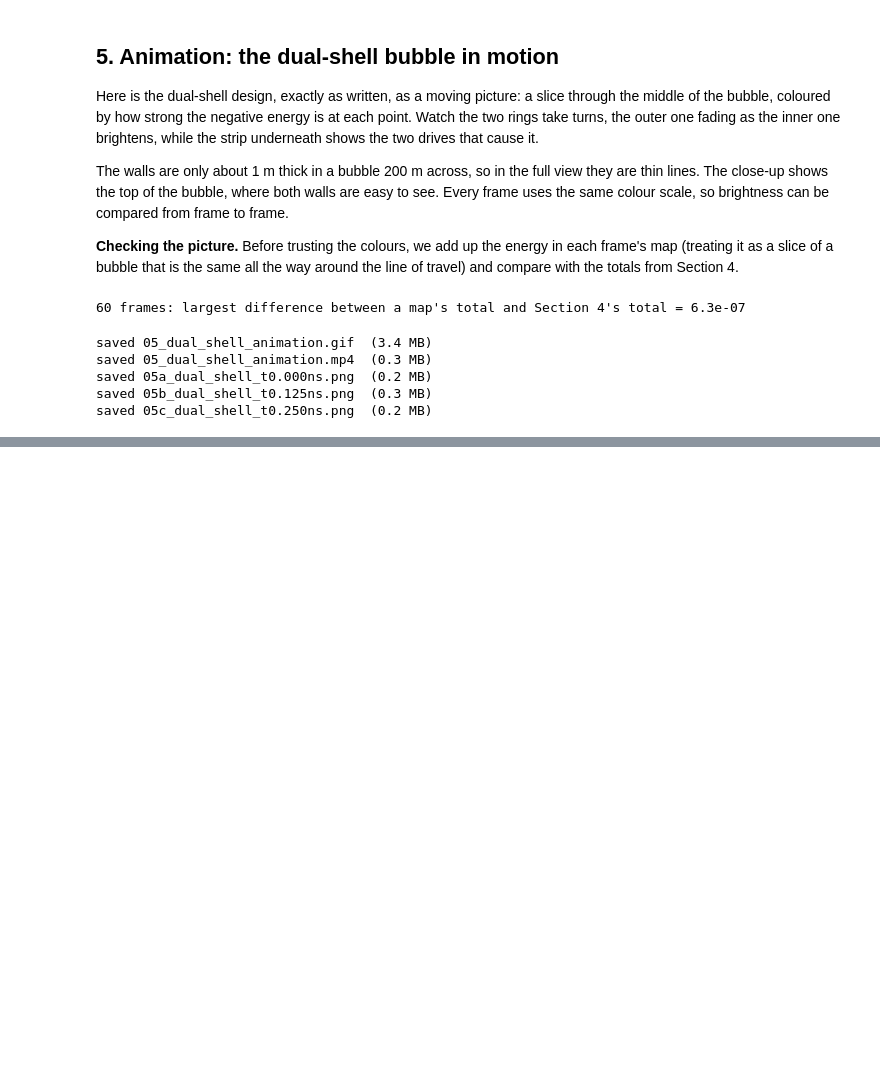
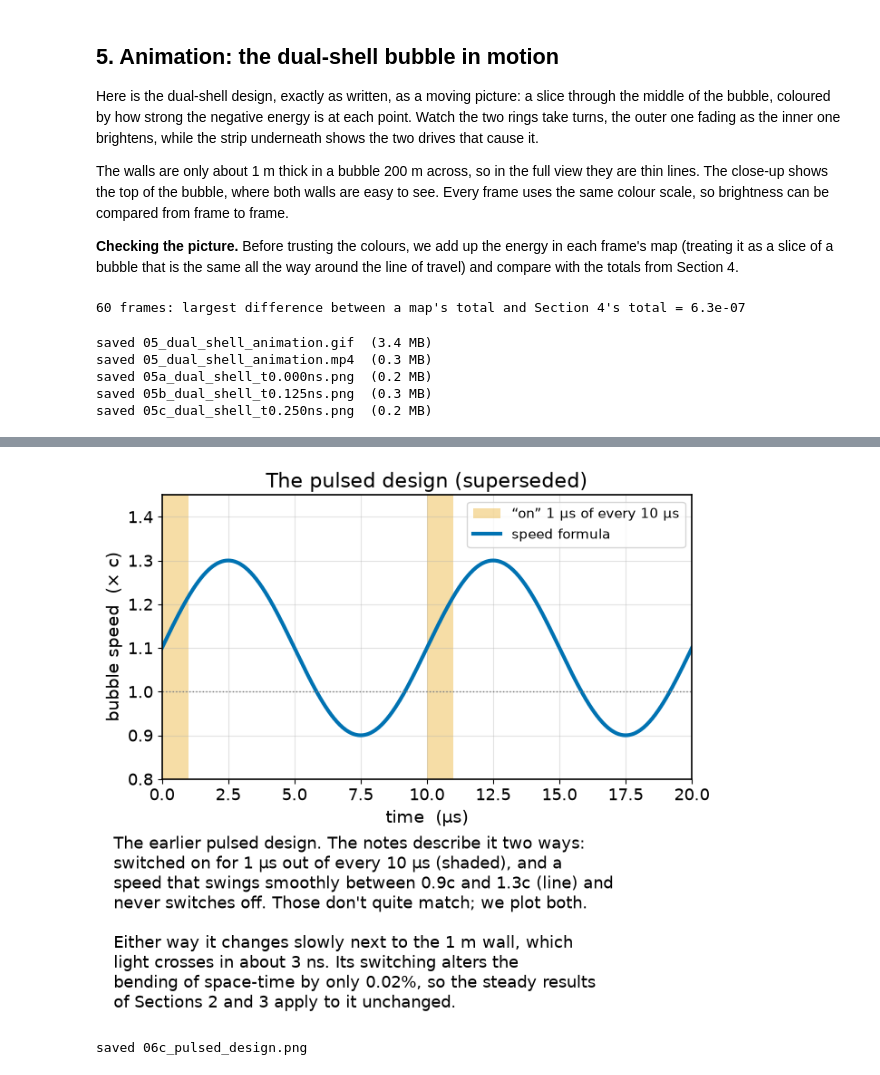
Before and after one commit to gvorwaller/warpdrive, a Jupyter notebook: warp_bubble.ipynb, the cells around one changed output, grey strips where cells are left out. Drawn from its saved outputs; the diff is of its cells as text; code cells hidden in the pictures; blank space fills up the shorter version.

```diff
--- a/warp_bubble.ipynb
+++ b/warp_bubble.ipynb
@@ -710,0 +866,24 @@ The same animation is saved as an MP4 video (`figures/05_dual_shell_animation.mp
+# %%
+t_p = np.linspace(0, 2 / F_PULSE, 2001)
+fig, ax = phone_figure(1, height_per_row=4.0)
+for k in range(2):
+    ax.axvspan(k * 10, k * 10 + 1, color=COLORS["orange"], alpha=0.35, lw=0, label="“on” 1 µs of every 10 µs" if k == 0 else None)
+ax.plot(t_p * 1e6, 1.1 + 0.2 * np.sin(2 * np.pi * F_PULSE * t_p), color=COLORS["blue"], lw=3, label="speed formula")
+ax.axhline(1.0, color="0.5", lw=1, ls=":")
+ax.set_xlabel("time  (µs)")
+ax.set_ylabel("bubble speed  (× c)")
+ax.set_ylim(0.8, 1.45)
+ax.set_xlim(0, 20)
+ax.set_title("The pulsed design (superseded)")
+ax.legend(loc="upper right", fontsize=11)
+
+path = save_figure(fig, "06c_pulsed_design", f'''
+The earlier pulsed design. The notes describe it two ways: switched on for 1 µs out of every 10 µs (shaded), and a speed that swings smoothly between 0.9c and 1.3c (line) and never switches off. Those don't quite match; we plot both.
+
+Either way it changes slowly next to the 1 m wall, which light crosses in about 3 ns. Its switching alters the bending of space-time by only {PULSED_EFFECT * 100:.2f}%, so the steady results of Sections 2 and 3 apply to it unchanged.
+''')
+plt.show()
+print("saved", path.name)
+# %% [output]
+[figure, added]
+saved 06c_pulsed_design.png
```
Also changed, not shown: parts of 8 cells of this notebook, 9 other files.
